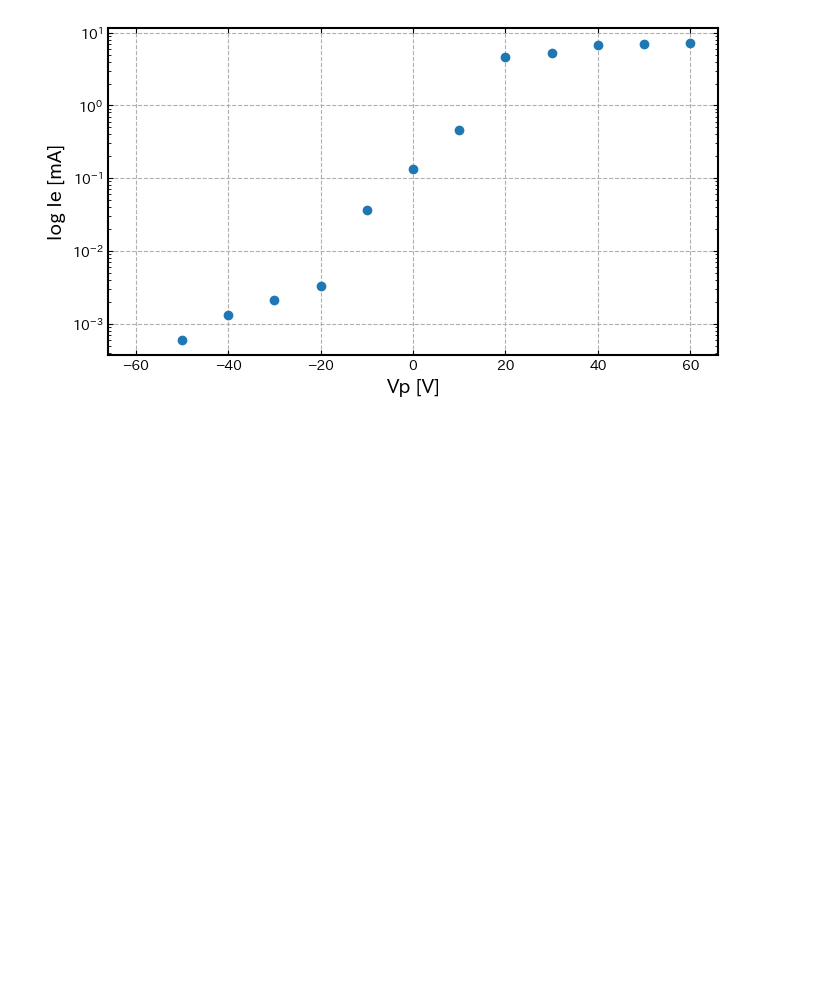
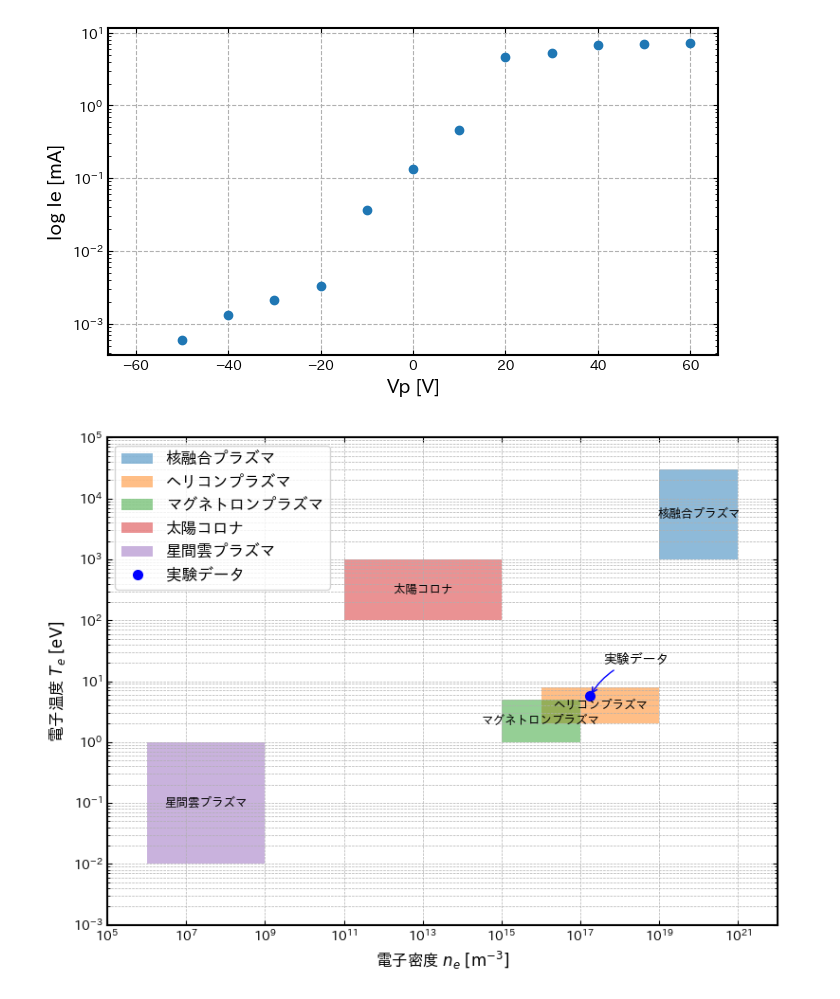
Before and after one commit to entyswimmer/Experiment_A, a Jupyter notebook: A5/Notebook_A5-2.ipynb, the cells around one changed output. Cells and saved outputs as stored; diff of their text form; code cells hidden in the pictures; blank space fills up the shorter version.

```diff
--- a/A5/Notebook_A5-2.ipynb
+++ b/A5/Notebook_A5-2.ipynb
@@ -228,3 +228,75 @@ plt.savefig("Pictures/A5-2-3.png")
 plt.show()
 # %% [output]
 [figure]
+# %%
+plasma_data = {
+    '核融合プラズマ': ([1e19, 1e21], [1e3, 3e4]),
+    'ヘリコンプラズマ': ([1e16, 1e19], [2, 8]),
+    'マグネトロンプラズマ': ([1e15, 1e17], [1, 5]),
+    '太陽コロナ': ([1e11, 1e15], [1e2, 1e3]),
+    '星間雲プラズマ': ([1e6, 1e9], [1e-2, 1e0])
+}
+
+#実験データ
+Te_exp = 5.65 # eV
+ne_exp_cm3 = 1.74e11
+ne_exp_m3 = ne_exp_cm3 * 1e6
+my_data = {'ne': ne_exp_m3, 'Te': Te_exp}
+
+
+line_width = 1.5
+
+#グラフの描画
+fig, ax = plt.subplots(figsize=(8, 6))
+
+ax.set_xscale('log')
+ax.set_yscale('log')
+
+#各プラズマ領域を塗りつぶし
+for name, (ne_range, Te_range) in plasma_data.items():
+    ne_min, ne_max = ne_range
+    Te_min, Te_max = Te_range
+
+    ne_pts = [ne_min, ne_max, ne_max, ne_min, ne_min]
+    Te_pts = [Te_min, Te_min, Te_max, Te_max, Te_min]
+
+    ax.fill(ne_pts, Te_pts, alpha=0.5, label=name)
+
+    ne_center = np.sqrt(ne_min * ne_max)
+    Te_center = np.sqrt(Te_min * Te_max)
+    ax.text(ne_center, Te_center, name,
+            ha='center', va='center',
+            fontsize=9, fontweight='bold')
+
+#実験データのプロット
+ax.plot(my_data['ne'], my_data['Te'],
+        marker='o', markersize=7, color='blue',
+        linestyle='', label='実験データ')
+
+ax.annotate('実験データ',
+            (my_data['ne'], my_data['Te']),
+            textcoords="offset points",
+            xytext=(10, 25), # 点から少しオフセット
+            ha='left',
+            arrowprops=dict(arrowstyle="->", connectionstyle="arc3,rad=.2", color='blue'))
+
+
+ax.set_xlabel('電子密度 $n_e$ $[\mathrm{m}^{-3}]$', fontsize=12)
+ax.set_ylabel('電子温度 $T_e$ $[\mathrm{eV}]$', fontsize=12)
+ax.tick_params(axis='x', which='both', bottom=True, top=True, labelbottom=True, labeltop=False, direction='in')
+ax.tick_params(axis='y', which='both', left=True, right=True, labelleft=True, labelright=False, direction='in')
+ax.spines['top'].set_visible(True)
+ax.spines['right'].set_visible(True)
+ax.spines['top'].set_linewidth(line_width)
+ax.spines['bottom'].set_linewidth(line_width)
+ax.spines['left'].set_linewidth(line_width)
+ax.spines['right'].set_linewidth(line_width)
+ax.set_xlim(1e5, 1e22)
+ax.set_ylim(1e-3, 1e5)
+ax.grid(True, which="both", ls="--", linewidth=0.5)
+ax.legend(loc='upper left', fontsize=12)
+plt.tight_layout()
+plt.savefig("Pictures/A5-2-4.png")
+plt.show()
+# %% [output]
+[figure, added]
```
Also changed, not shown: 2 other files.
